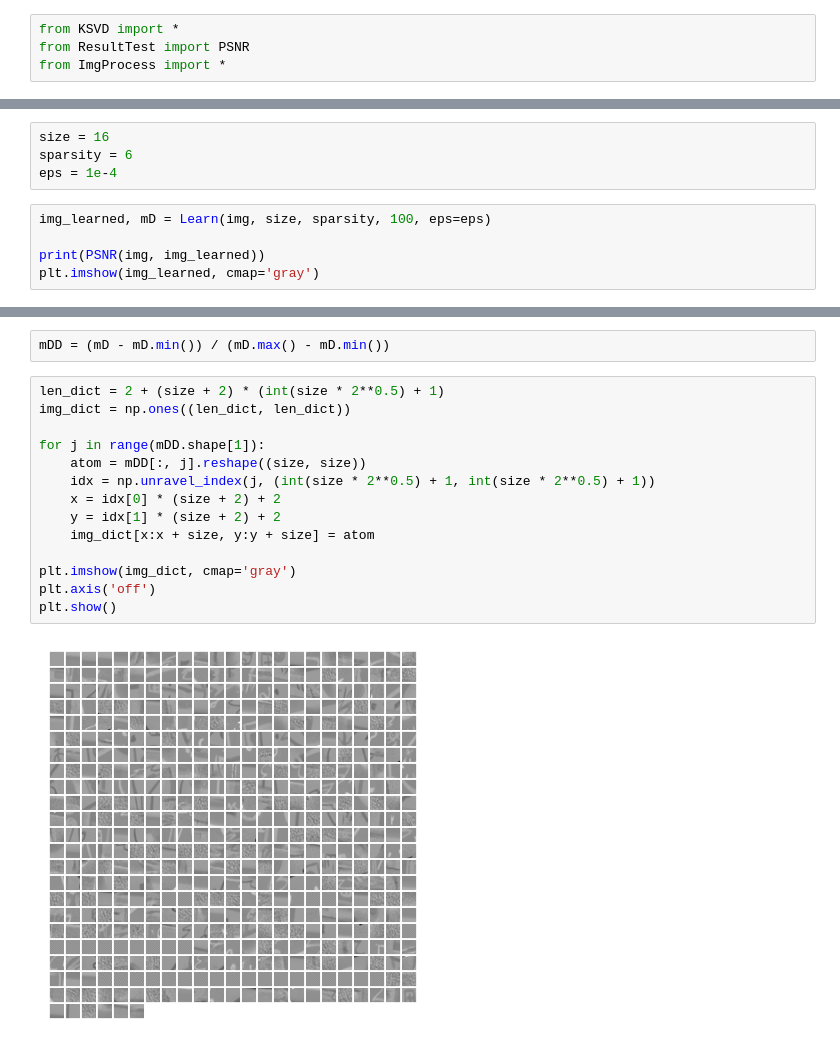
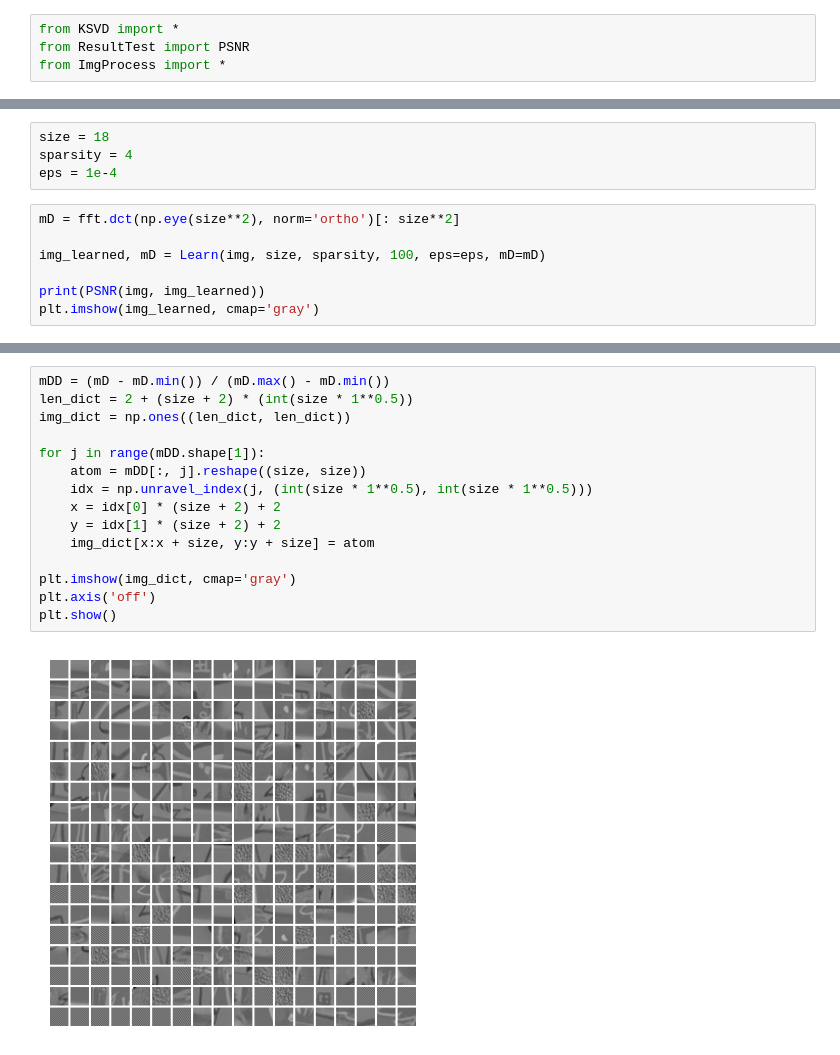
Before and after one commit to SJTUYoimiya/course-project, a Jupyter notebook: Codes/test.ipynb, the cells around one changed output, grey strips where cells are left out. Saved outputs shown, nothing was run; the diff lists cells and outputs as text.

Commit message:
feat(dicts): Update dicts to images & docs(report): Simple condition

```diff
--- a/Codes/test.ipynb
+++ b/Codes/test.ipynb
@@ -22,9 +21,11 @@ plt.imshow(img_noisy - img, cmap='gray')
 # %%
-size = 16
-sparsity = 6
+size = 18
+sparsity = 4
 eps = 1e-4
 # %%
-img_learned, mD = Learn(img, size, sparsity, 100, eps=eps)
+mD = fft.dct(np.eye(size**2), norm='ortho')[: size**2]
+
+img_learned, mD = Learn(img, size, sparsity, 100, eps=eps, mD=mD)
 
 print(PSNR(img, img_learned))
 plt.imshow(img_learned, cmap='gray')
@@ -65,18 +50,17 @@ array([[0.48196309, 0.46716875, 0.46230894, ..., 0.5997408 , 0.60149953,
-# %%
-mDD = (mD - mD.min()) / (mD.max() - mD.min())
 # %%
-len_dict = 2 + (size + 2) * (int(size * 2**0.5) + 1)
+mDD = (mD - mD.min()) / (mD.max() - mD.min())
+len_dict = 2 + (size + 2) * (int(size * 1**0.5))
 img_dict = np.ones((len_dict, len_dict))
 
 for j in range(mDD.shape[1]):
     atom = mDD[:, j].reshape((size, size))
-    idx = np.unravel_index(j, (int(size * 2**0.5) + 1, int(size * 2**0.5) + 1))
+    idx = np.unravel_index(j, (int(size * 1**0.5), int(size * 1**0.5)))
     x = idx[0] * (size + 2) + 2
     y = idx[1] * (size + 2) + 2
     img_dict[x:x + size, y:y + size] = atom
 
 plt.imshow(img_dict, cmap='gray')
 plt.axis('off')
 plt.show()
 # %% [output]
-[figure, old version]
+[figure, new version]
```
Also changed, not shown: parts of 5 cells of this notebook, 28 other files.
